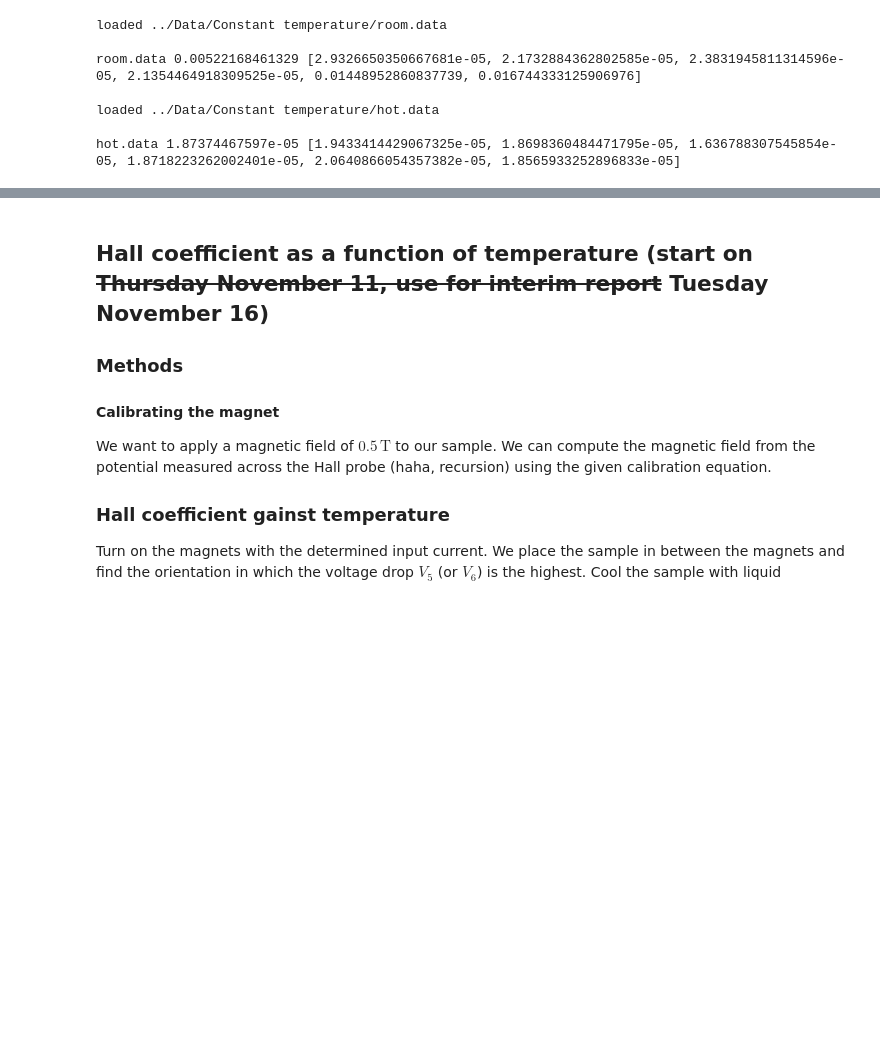
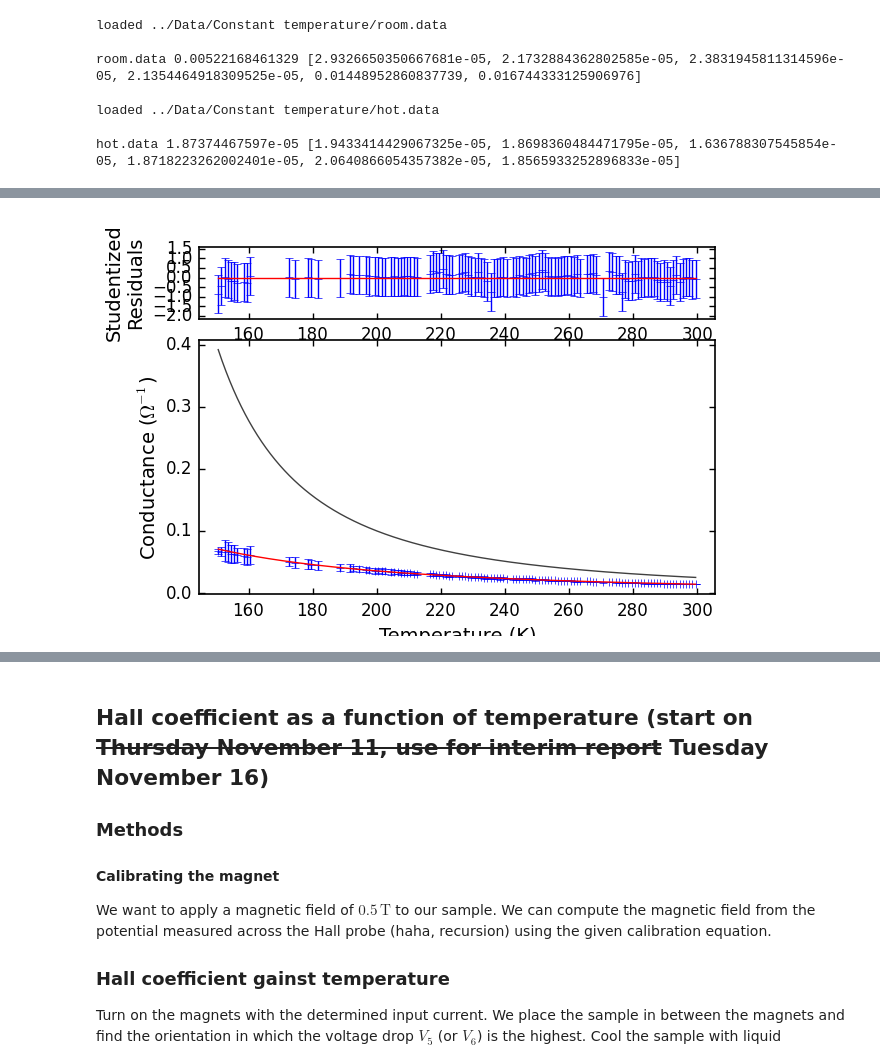
Before and after one commit to ejetzer/hall, a Jupyter notebook: Outline/Lab Outline.ipynb, the cells around one changed output, grey strips where cells are left out. Saved outputs shown, nothing was run; the diff lists cells and outputs as text; code cells hidden in the pictures; blank space fills up the shorter version.

```diff
--- a/Outline/Lab Outline.ipynb
+++ b/Outline/Lab Outline.ipynb
@@ -321,0 +370,4 @@ Image('../Graphs/RvsT/fit_exp.png')
+# %%
+Image('../Graphs/GvsT/fit_power.png')
+# %% [output]
+[figure, added]
```
Also changed, not shown: parts of 22 cells of this notebook, 18 other files.
